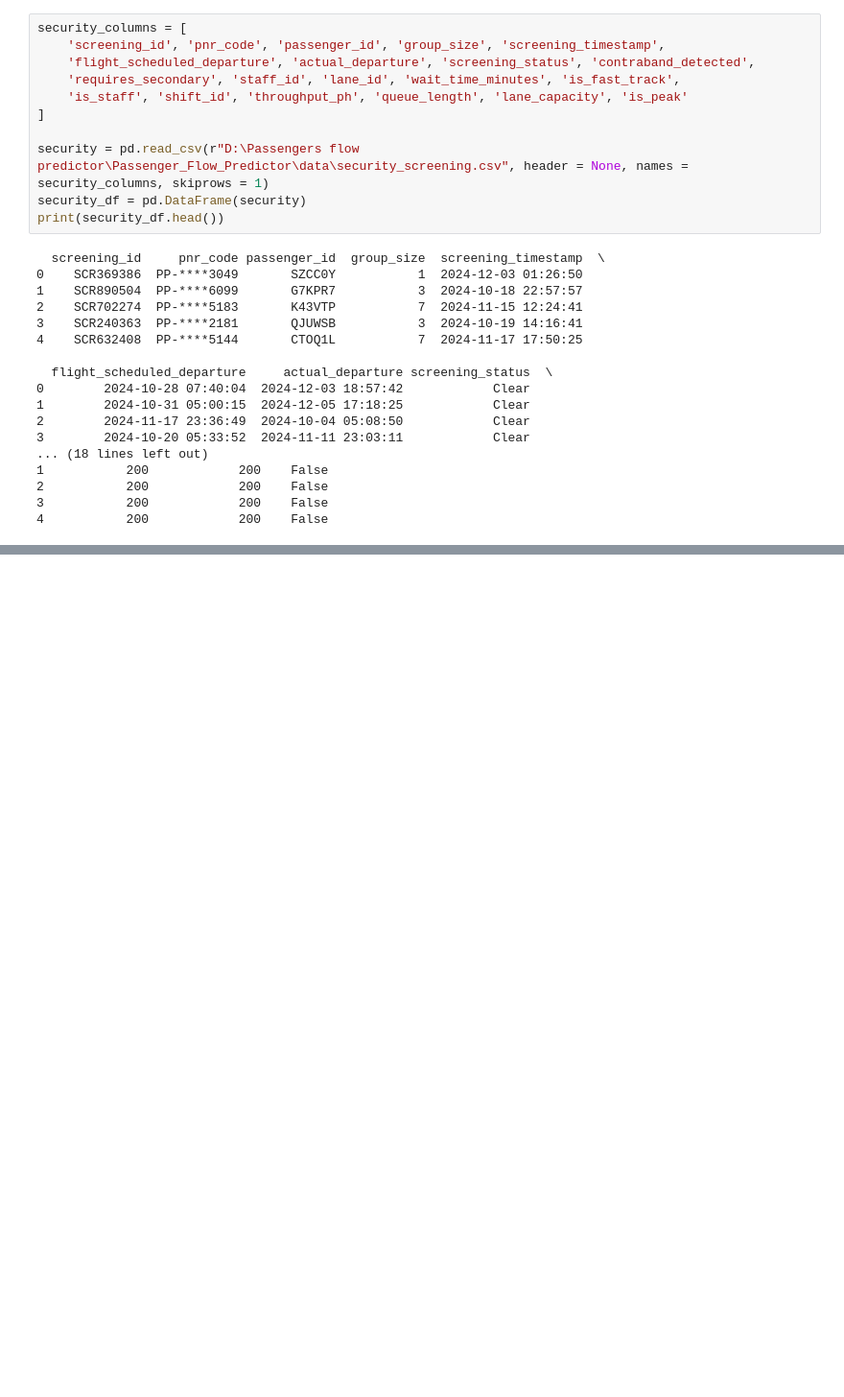
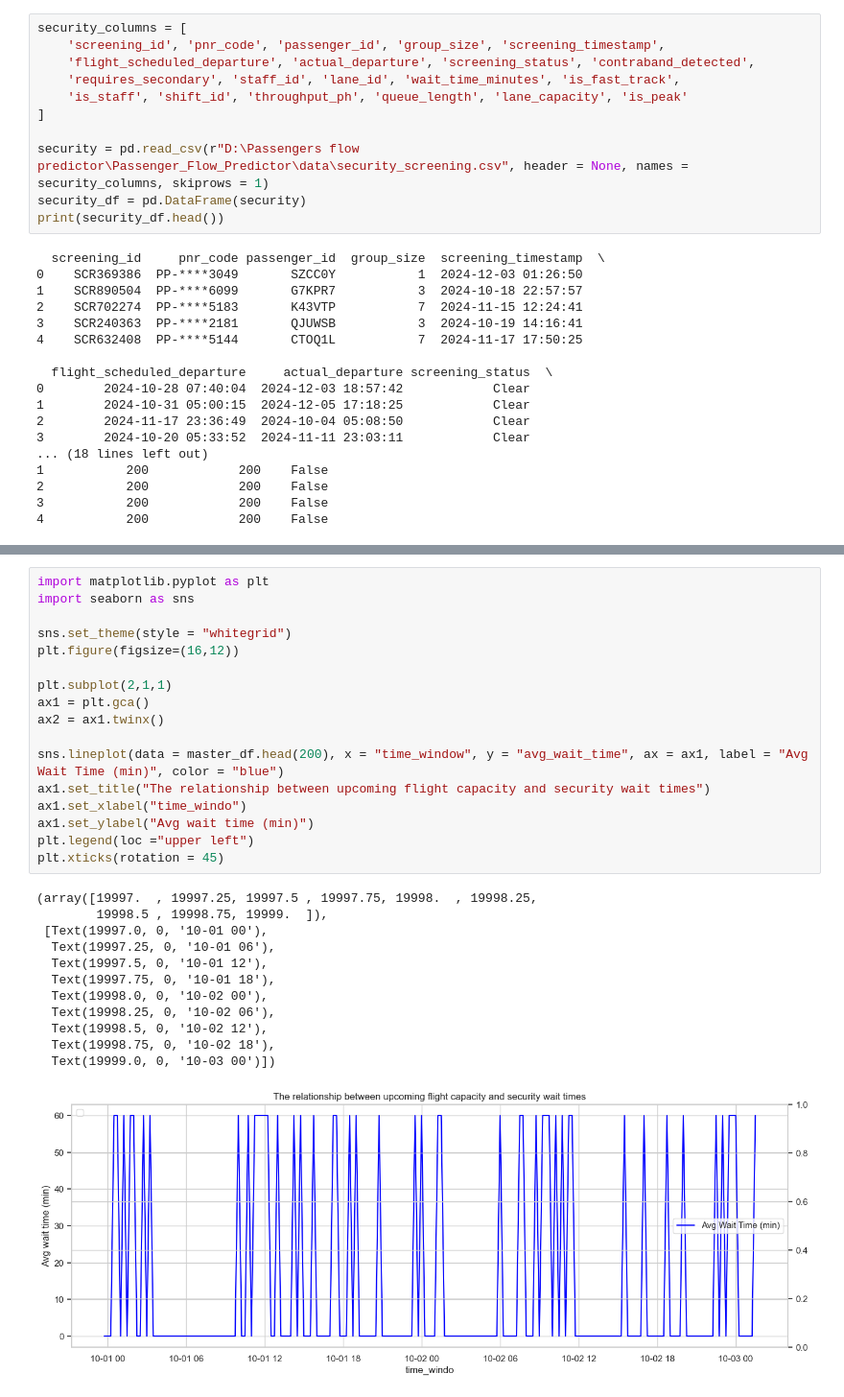
Before and after one commit to DavidBala06/Passenger_Flow_Predictor, a Jupyter notebook: notebooks/data_audit.ipynb, the cells around one changed output, grey strips where cells are left out. Shown at 96% size. Drawn from its saved outputs; the diff is of its cells as text; blank space fills up the shorter version.

Commit message:
Visualize data with lineplot, we see when the spikes happen

```diff
--- a/notebooks/data_audit.ipynb
+++ b/notebooks/data_audit.ipynb
@@ -226,0 +246,30 @@ display(master_df.head(10))
+# %%
+import matplotlib.pyplot as plt
+import seaborn as sns
+
+sns.set_theme(style = "whitegrid")
+plt.figure(figsize=(16,12))
+
+plt.subplot(2,1,1)
+ax1 = plt.gca()
+ax2 = ax1.twinx()
+
+sns.lineplot(data = master_df.head(200), x = "time_window", y = "avg_wait_time", ax = ax1, label = "Avg Wait Time (min)", color = "blue")
+ax1.set_title("The relationship between upcoming flight capacity and security wait times")
+ax1.set_xlabel("time_windo")
+ax1.set_ylabel("Avg wait time (min)")
+plt.legend(loc ="upper left")
+plt.xticks(rotation = 45)
+# %% [output]
+(array([19997.  , 19997.25, 19997.5 , 19997.75, 19998.  , 19998.25,
+        19998.5 , 19998.75, 19999.  ]),
+ [Text(19997.0, 0, '10-01 00'),
+  Text(19997.25, 0, '10-01 06'),
+  Text(19997.5, 0, '10-01 12'),
+  Text(19997.75, 0, '10-01 18'),
+  Text(19998.0, 0, '10-02 00'),
+  Text(19998.25, 0, '10-02 06'),
+  Text(19998.5, 0, '10-02 12'),
+  Text(19998.75, 0, '10-02 18'),
+  Text(19999.0, 0, '10-03 00')])
+[figure, added]
```
Also changed, not shown: parts of 1 cell of this notebook.
